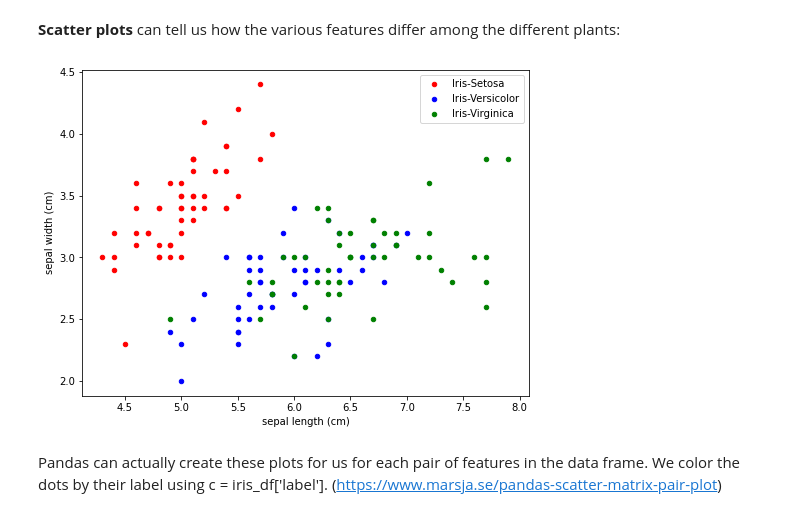
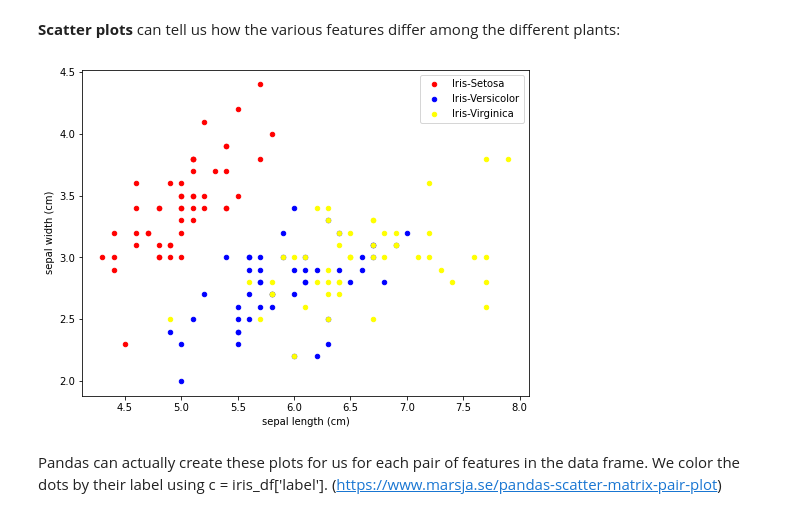
Before and after one commit to computational-medicine/BMED360-2021, a Jupyter notebook: Lab2-ML-tissue-classification/01-intro-example.ipynb, the cells around one changed output. Cells and saved outputs as stored; diff of their text form; code cells hidden in the pictures.

```diff
--- a/Lab2-ML-tissue-classification/01-intro-example.ipynb
+++ b/Lab2-ML-tissue-classification/01-intro-example.ipynb
@@ -127,17 +181,17 @@ plt.show()
 # %%
 # Scatter plot for sepal length versus sepal width, colored by the plant class:
 
 ax = iris_df[iris_df['label'] == 0].plot.scatter(x='sepal length (cm)', y='sepal width (cm)',
                                                     color='red', label='Iris-Setosa', figsize=(8,6))
 
 iris_df[iris_df['label'] == 1].plot.scatter(x='sepal length (cm)', y='sepal width (cm)',
                                                     color='blue', label='Iris-Versicolor', ax=ax)
 
 iris_df[iris_df['label'] == 2].plot.scatter(x='sepal length (cm)', y='sepal width (cm)',
-                                                    color='green', label='Iris-Virginica', ax=ax)
+                                                    color='yellow', label='Iris-Virginica', ax=ax)
 
 plt.show()
 # %% [output]
-[figure, old version]
+[figure, new version]
 # %% [markdown]
 Pandas can actually create these plots for us for each pair of features in the data frame. We color the dots by their label using c = iris_df['label']. (https://www.marsja.se/pandas-scatter-matrix-pair-plot)
```
Also changed, not shown: parts of 105 cells of this notebook, 1 other file.
